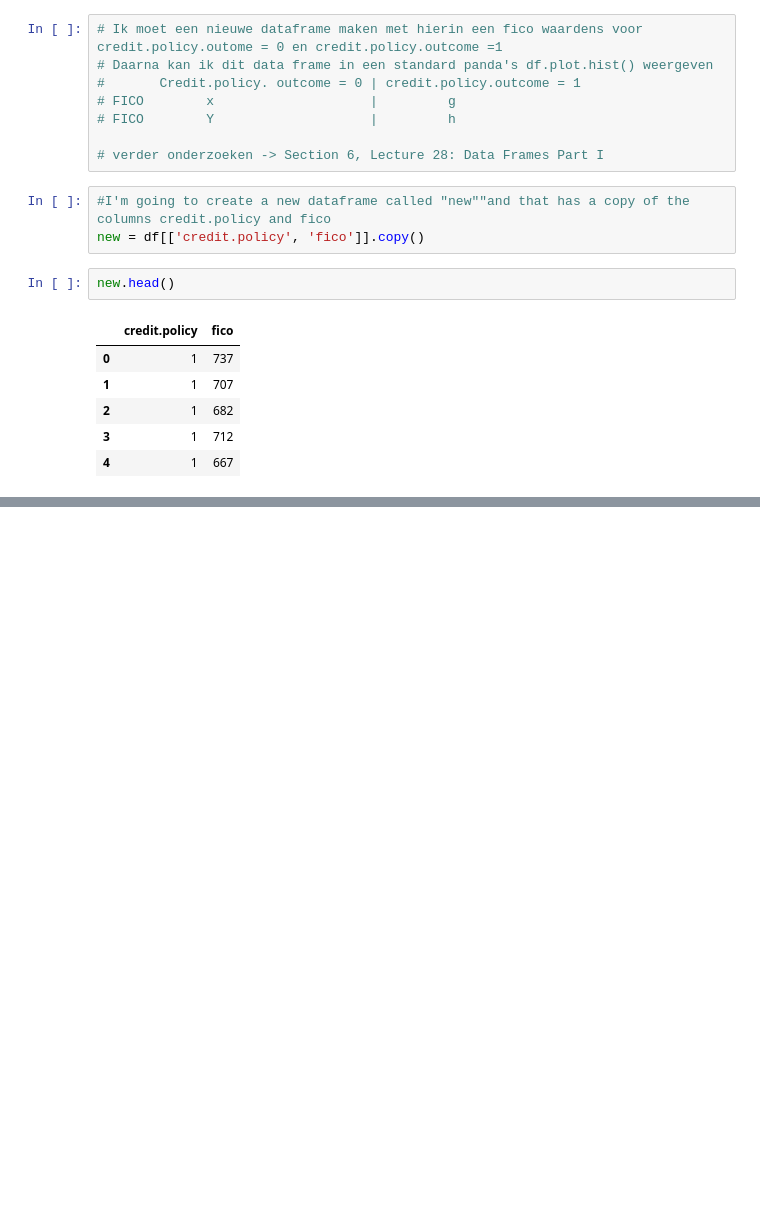
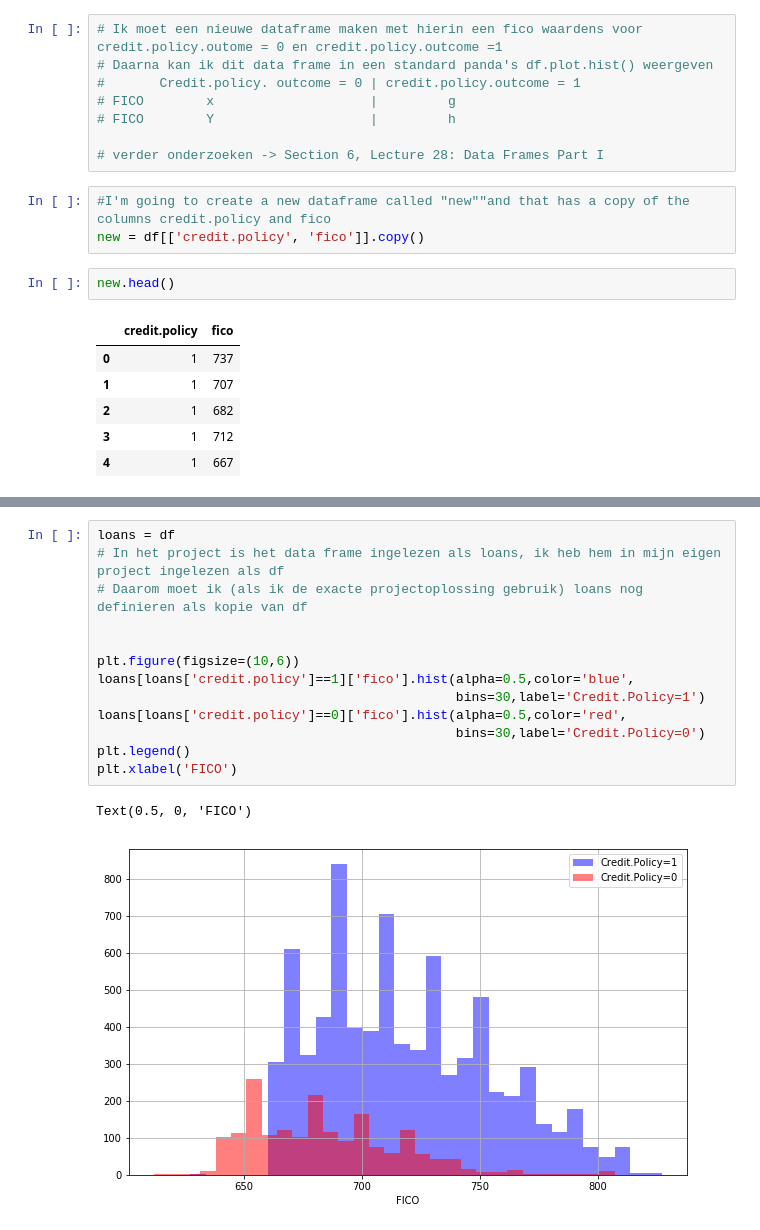
Before and after one commit to paauwp/Decision-Trees-and-Random-Forests-Lesson, a Jupyter notebook: My Decision Trees Project.ipynb, the cells around one changed output, grey strips where cells are left out. Cells and saved outputs as stored; diff of their text form; blank space fills up the shorter version.

```diff
--- a/My Decision Trees Project.ipynb
+++ b/My Decision Trees Project.ipynb
@@ -94,0 +105,16 @@ new.head()
+# %%
+loans = df
+# In het project is het data frame ingelezen als loans, ik heb hem in mijn eigen project ingelezen als df
+# Daarom moet ik (als ik de exacte projectoplossing gebruik) loans nog definieren als kopie van df
+
+
+plt.figure(figsize=(10,6))
+loans[loans['credit.policy']==1]['fico'].hist(alpha=0.5,color='blue',
+                                              bins=30,label='Credit.Policy=1')
+loans[loans['credit.policy']==0]['fico'].hist(alpha=0.5,color='red',
+                                              bins=30,label='Credit.Policy=0')
+plt.legend()
+plt.xlabel('FICO')
+# %% [output]
+Text(0.5, 0, 'FICO')
+[figure, added]
```
Also changed, not shown: parts of 3 cells of this notebook.
